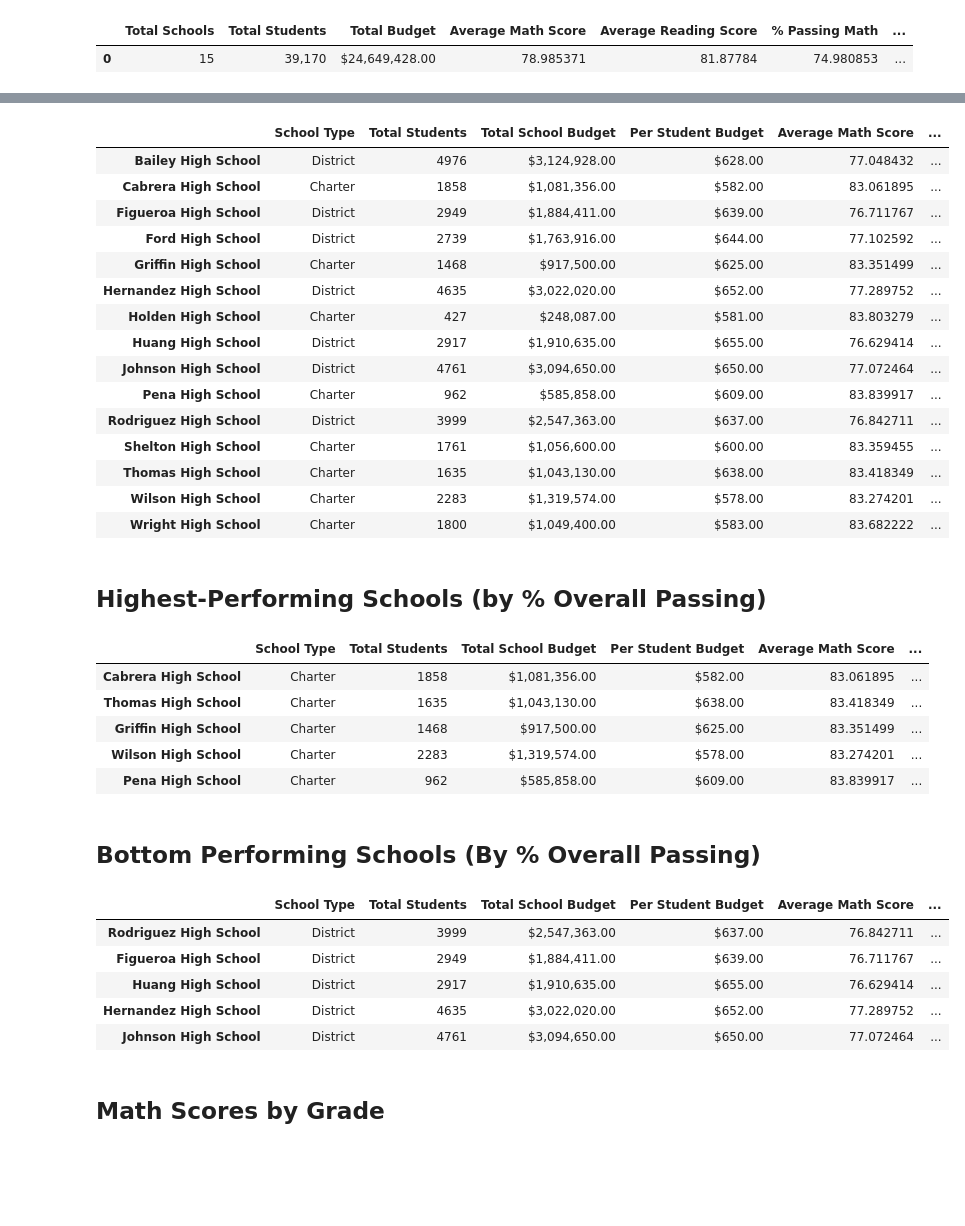
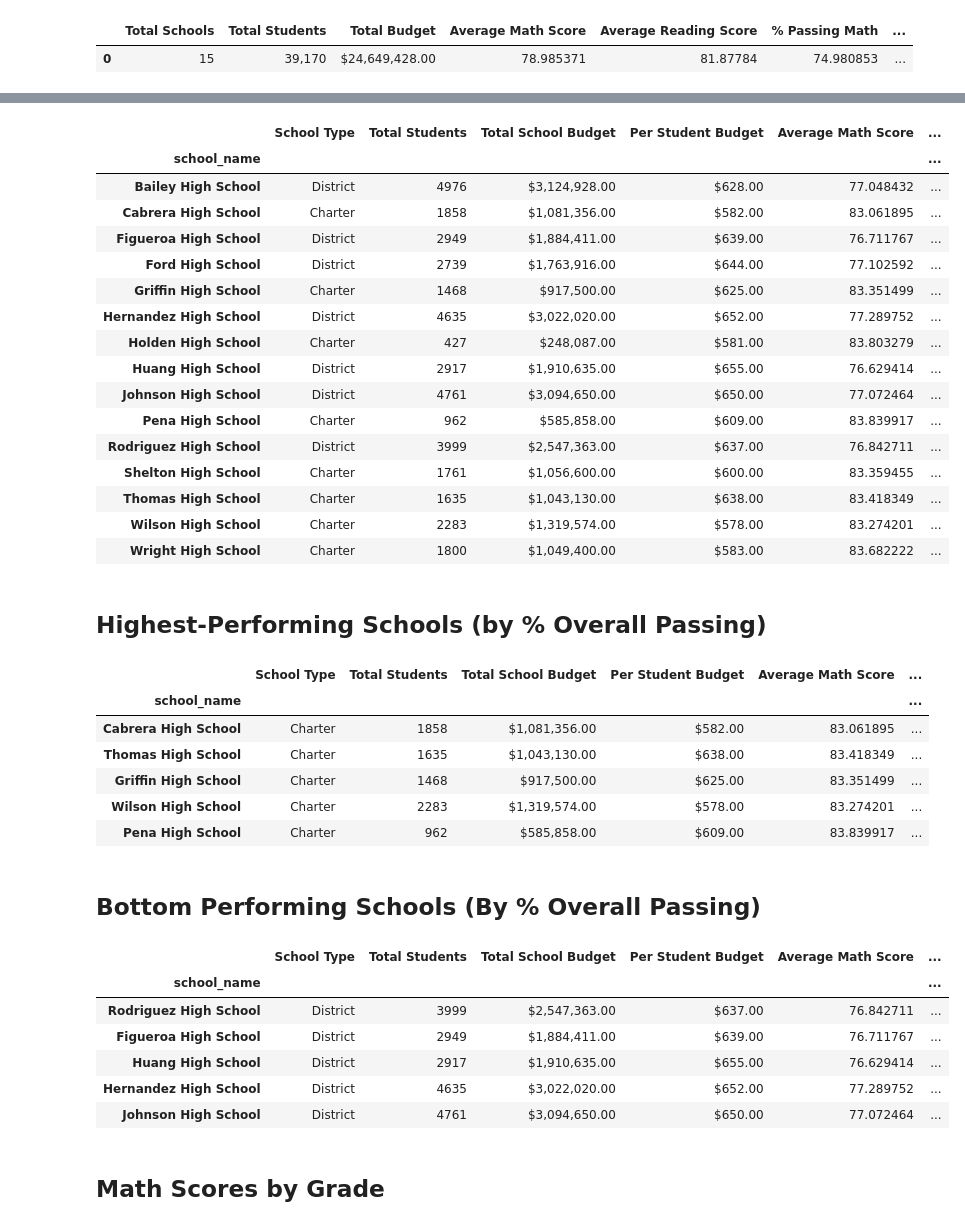
Before and after one commit to RBarbosa92/pandas-challenge, a Jupyter notebook: PyCitySchools/PyCitySchools_Starter.ipynb, the cells around one changed output, grey strips where cells are left out. Cells and saved outputs as stored; diff of their text form; code cells hidden in the pictures; blank space fills up the shorter version.

```diff
--- a/PyCitySchools/PyCitySchools_Starter.ipynb
+++ b/PyCitySchools/PyCitySchools_Starter.ipynb
@@ -116,4 +182,4 @@ per_school_reading =
 # %%
 # Calculate the number of students per school with math scores of 70 or higher
-students_passing_math =
-school_students_passing_math =
+school_passing_math = school_data_complete[(school_data_complete["math_score"] >= 70)]
+school_passing_math.head()
@@ -120,4 +193,4 @@ school_students_passing_math =
 # %%
 # Calculate the number of students per school with reading scores of 70 or higher
-students_passing_reading =
-school_students_passing_reading =
+school_passing_reading = school_data_complete[(school_data_complete["reading_score"] >= 70)]
+school_passing_reading .head()
@@ -124,26 +204,35 @@ school_students_passing_reading =
 # %%
 # Use the provided code to calculate the number of students per school that passed both math and reading with scores of 70 or higher
-students_passing_math_and_reading = school_data_complete[
+passing_math_and_reading = school_data_complete[
     (school_data_complete["reading_score"] >= 70) & (school_data_complete["math_score"] >= 70)
 ]
-school_students_passing_math_and_reading = students_passing_math_and_reading.groupby(["school_name"]).size()
 # %%
 # Use the provided code to calculate the passing rates
-per_school_passing_math = school_students_passing_math / per_school_counts * 100
-per_school_passing_reading = school_students_passing_reading / per_school_counts * 100
-overall_passing_rate = school_students_passing_math_and_reading / per_school_counts * 100
+per_school_passing_math = school_passing_math.groupby(["school_name"]).count()["student_name"] / per_school_counts * 100
+per_school_passing_reading = school_passing_reading.groupby(["school_name"]).count()["student_name"] / per_school_counts * 100
+overall_passing_rate = passing_math_and_reading.groupby(["school_name"]).count()["student_name"] / per_school_counts * 100
 # %%
 # Create a DataFrame called `per_school_summary` with columns for the calculations above.
-per_school_summary =
+per_school_summary=pd.DataFrame({"School Type": school_types,
+                             "Total Students" : per_school_counts,
+                             "Total School Budget": per_school_budget,
+                             "Per Student Budget": per_school_capita,
+                             "Average Math Score": per_school_math,
+                             "Average Reading Score": per_school_reading,
+                             "% Passing Math": per_school_passing_math,
+                             "% Passing Reading": per_school_passing_reading,
+                             "% Overall Passing": overall_passing_rate
+        })
 
 # Formatting
 per_school_summary["Total School Budget"] = per_school_summary["Total School Budget"].map("${:,.2f}".format)
 per_school_summary["Per Student Budget"] = per_school_summary["Per Student Budget"].map("${:,.2f}".format)
 
 # Display the DataFrame
 per_school_summary
 # %% [output]
 |  | School Type | Total Students | Total School Budget | Per Student Budget | Average Math Score | ... |
+| school_name |  |  |  |  |  | ... |
 | Bailey High School | District | 4976 | $3,124,928.00 | $628.00 | 77.048432 | ... |
 | Cabrera High School | Charter | 1858 | $1,081,356.00 | $582.00 | 83.061895 | ... |
 | Figueroa High School | District | 2949 | $1,884,411.00 | $639.00 | 76.711767 | ... |
@@ -163,10 +252,11 @@ per_school_summary
 ## Highest-Performing Schools (by % Overall Passing)
 # %%
 # Sort the schools by `% Overall Passing` in descending order and display the top 5 rows.
-top_schools =
+top_schools = per_school_summary.sort_values(["% Overall Passing"], ascending=False)
 top_schools.head(5)
 # %% [output]
 |  | School Type | Total Students | Total School Budget | Per Student Budget | Average Math Score | ... |
+| school_name |  |  |  |  |  | ... |
 | Cabrera High School | Charter | 1858 | $1,081,356.00 | $582.00 | 83.061895 | ... |
 | Thomas High School | Charter | 1635 | $1,043,130.00 | $638.00 | 83.418349 | ... |
 | Griffin High School | Charter | 1468 | $917,500.00 | $625.00 | 83.351499 | ... |
@@ -176,10 +266,11 @@ top_schools.head(5)
 ## Bottom Performing Schools (By % Overall Passing)
 # %%
 # Sort the schools by `% Overall Passing` in ascending order and display the top 5 rows.
-bottom_schools =
+bottom_schools = per_school_summary.sort_values(["% Overall Passing"], ascending=True)
 bottom_schools.head(5)
 # %% [output]
 |  | School Type | Total Students | Total School Budget | Per Student Budget | Average Math Score | ... |
+| school_name |  |  |  |  |  | ... |
 | Rodriguez High School | District | 3999 | $2,547,363.00 | $637.00 | 76.842711 | ... |
 | Figueroa High School | District | 2949 | $1,884,411.00 | $639.00 | 76.711767 | ... |
 | Huang High School | District | 2917 | $1,910,635.00 | $655.00 | 76.629414 | ... |
```
Also changed, not shown: parts of 24 cells of this notebook.
